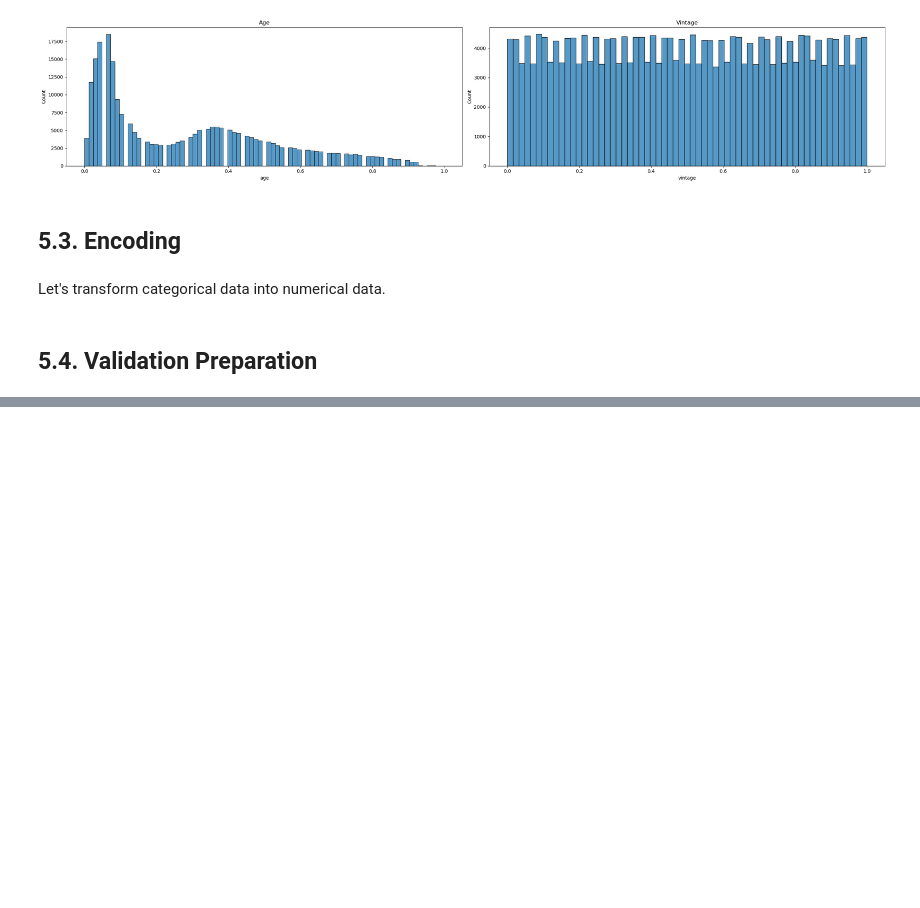
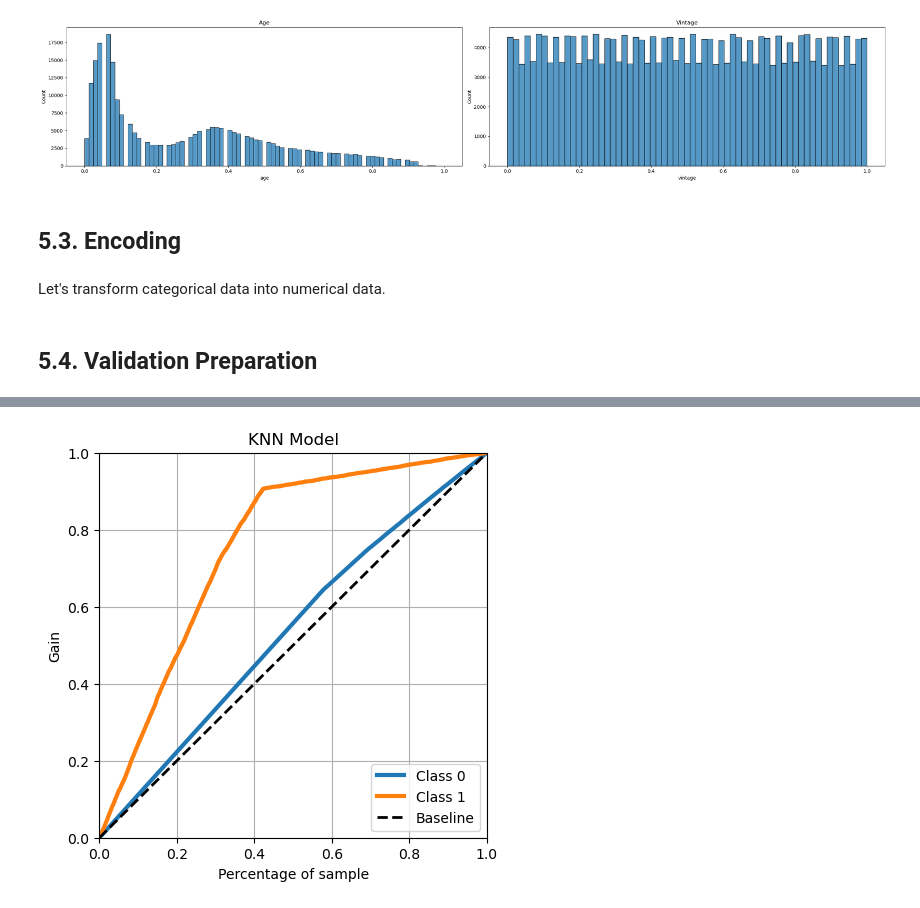
Before and after one commit to leoalvessantana/Project-Health-Insurance-Cross-Sell, a Jupyter notebook: Notebook.ipynb, the cells around one changed output, grey strips where cells are left out. Cells and saved outputs as stored; diff of their text form; code cells hidden in the pictures; blank space fills up the shorter version.

```diff
--- a/Notebook.ipynb
+++ b/Notebook.ipynb
@@ -768,0 +852,16 @@ x_validation = x_validation.fillna(0)
+# %%
+df7 = df6.copy()
+# %%
+
+# cols_selected = ['annual_premium', 'vintage', 'age', 'region_code', 'vehicle_damage', 'previously_insured', 'policy_sales_channel']
+
+cols_selected = ['gender', 'age', 'driving_license', 'region_code', 'previously_insured', 'vehicle_damage', 'annual_premium',
+                 'policy_sales_channel', 'vintage', 'vehicle_age_below_1_year', 'vehicle_age_between_1_2_year', 'vehicle_age_over_2_years']
+
+# treino
+x_train = df7[cols_selected]
+y_train = y_train.copy()
+
+# validação
+x_val = x_validation[cols_selected]
+y_val = y_validation.copy()
@@ -768,0 +876,14 @@ x_validation = x_validation.fillna(0)
+# %%
+# model definition
+knn_model = nh.KNeighborsClassifier(n_neighbors=7)
+
+# model training
+knn_model.fit(x_train, y_train)
+
+# model prediction - poder de GENERALIZACAO
+yhat_knn = knn_model.predict_proba(x_val)
+
+# grafico - curva de ganho cumulativo
+skplt.metrics.plot_cumulative_gain(y_val, yhat_knn, figsize=(5, 5), title='KNN Model');
+# %% [output]
+[figure, added]
```
Also changed, not shown: parts of 29 cells of this notebook.
